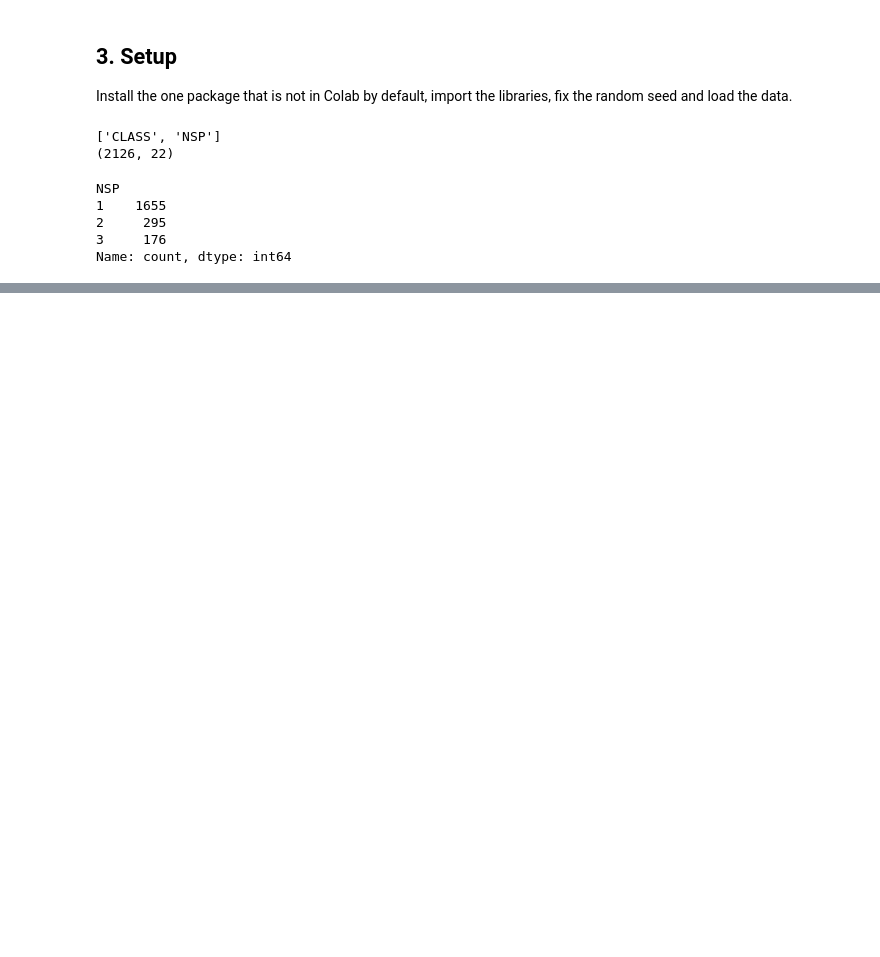
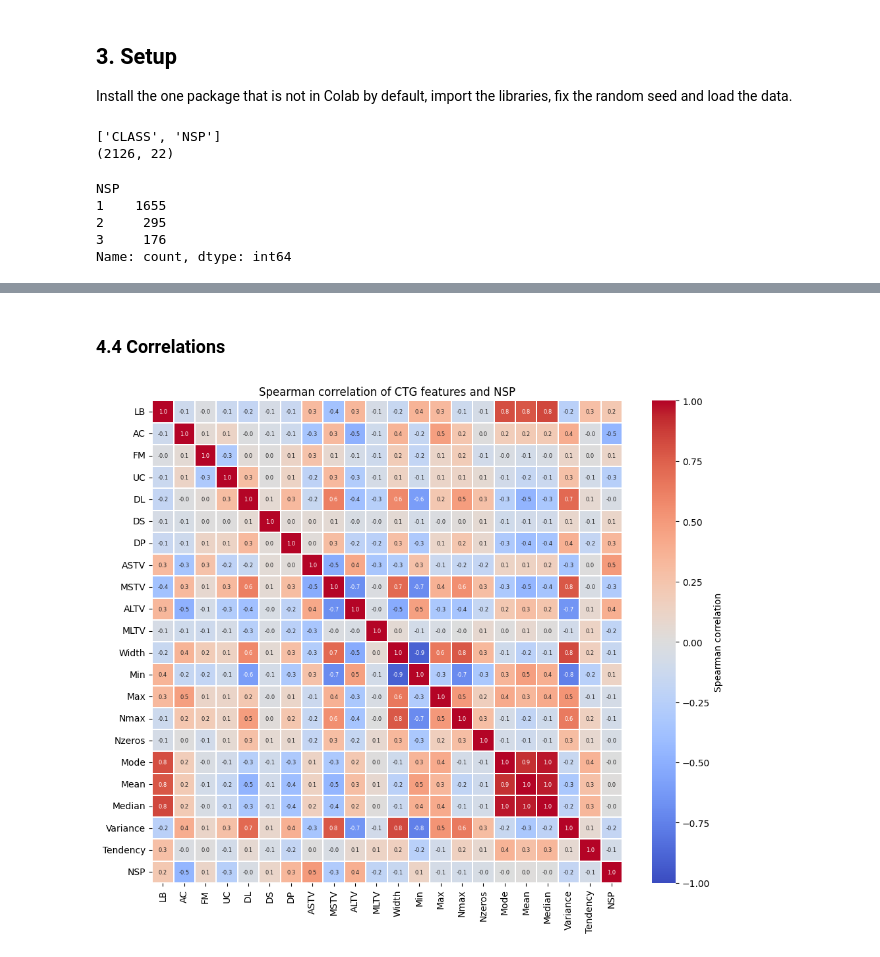
Before and after one commit to feyzakrp/se309-21-fetal-health, a Jupyter notebook: se309-21-fetal-health.ipynb, the cells around one changed output, grey strips where cells are left out. Cells and saved outputs as stored; diff of their text form; code cells hidden in the pictures; blank space fills up the shorter version.

```diff
--- a/se309-21-fetal-health.ipynb
+++ b/se309-21-fetal-health.ipynb
@@ -62,0 +272,16 @@ Name: count, dtype: int64
+# %% [markdown]
+### 4.4 Correlations
+# %%
+import seaborn as sns
+
+# Spearman: NSP is ordinal (1 < 2 < 3) and many features are skewed or zero-heavy
+corr = df.corr(method="spearman")
+
+fig, ax = plt.subplots(figsize=(11.5, 9.5))
+sns.heatmap(corr, cmap="coolwarm", vmin=-1, vmax=1, center=0, annot=True, fmt=".1f",
+            annot_kws={"size": 6}, linewidths=0.3, cbar_kws={"label": "Spearman correlation"}, ax=ax)
+ax.set_title("Spearman correlation of CTG features and NSP")
+plt.savefig("images/eda_correlation_heatmap.png", dpi=150, bbox_inches="tight")
+plt.show()
+# %% [output]
+[figure, added]
```
Also changed, not shown: parts of 20 cells of this notebook.
